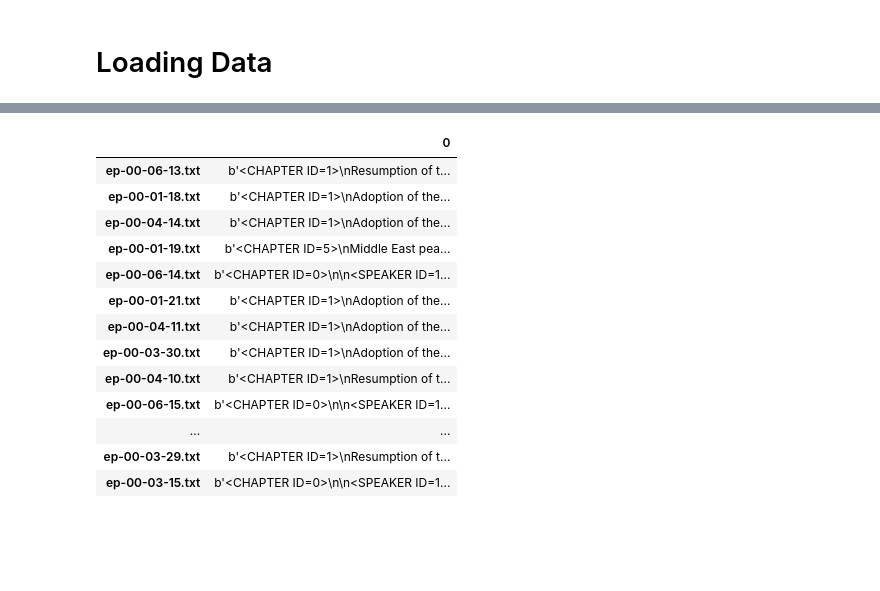
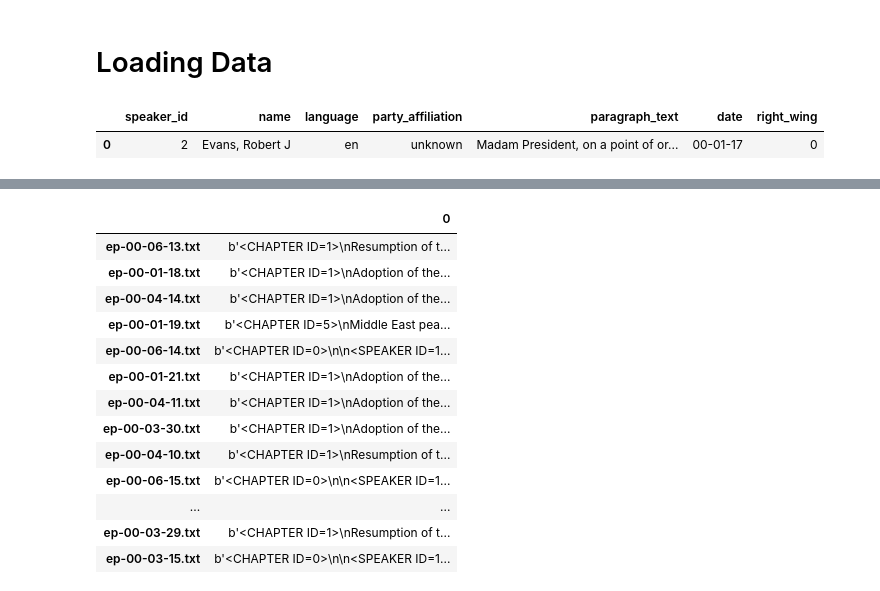
Before and after one commit to konratp/detecting-far-right-talking-points, a Jupyter notebook: data_cleaning/loading_data.ipynb, the cells around one changed output, grey strips where cells are left out. Drawn from its saved outputs; the diff is of its cells as text; code cells hidden in the pictures; blank space fills up the shorter version.

```diff
--- a/data_cleaning/loading_data.ipynb
+++ b/data_cleaning/loading_data.ipynb
@@ -4,5 +4,22 @@
 import pandas as pd
 import nltk
 import os
+# %%
+#sample dataframe
+data = {
+    "speaker_id": [2],
+    "name": ["Evans, Robert J"],
+    "language": ["en"],
+    "party_affiliation": ["unknown"],
+    "paragraph_text": ["Madam President, on a point of order. You will be aware from the press and television that there have been a number of bomb explosions and killings in Sri Lanka. One of the people assassinated very recently in Sri Lanka was Mr Kumar Ponnambalam, who had visited the European Parliament just a few months ago. Would it be appropriate for you, Madam President, to write a letter to the Sri Lankan President expressing Parliament's regret at his and the other violent deaths in Sri Lanka and urging her to do everything she possibly can to seek a peaceful reconciliation to a very difficult situation?"],
+    "date": ["00-01-17"],
+    "right_wing": [0]
+}
+
+df = pd.DataFrame(data)
+df.head()
+# %% [output]
+|  | speaker_id | name | language | party_affiliation | paragraph_text | date | right_wing |
+| 0 | 2 | Evans, Robert J | en | unknown | Madam President, on a point of or... | 00-01-17 | 0 |
 # %%
 path = f"{os.getcwd()}/data_sample"
```
Also changed, not shown: parts of 19 cells of this notebook.
